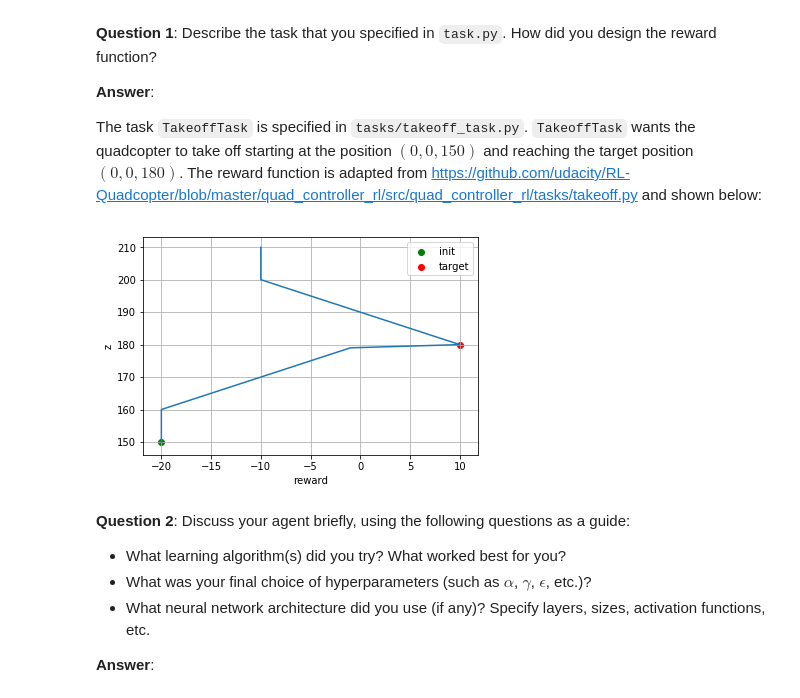
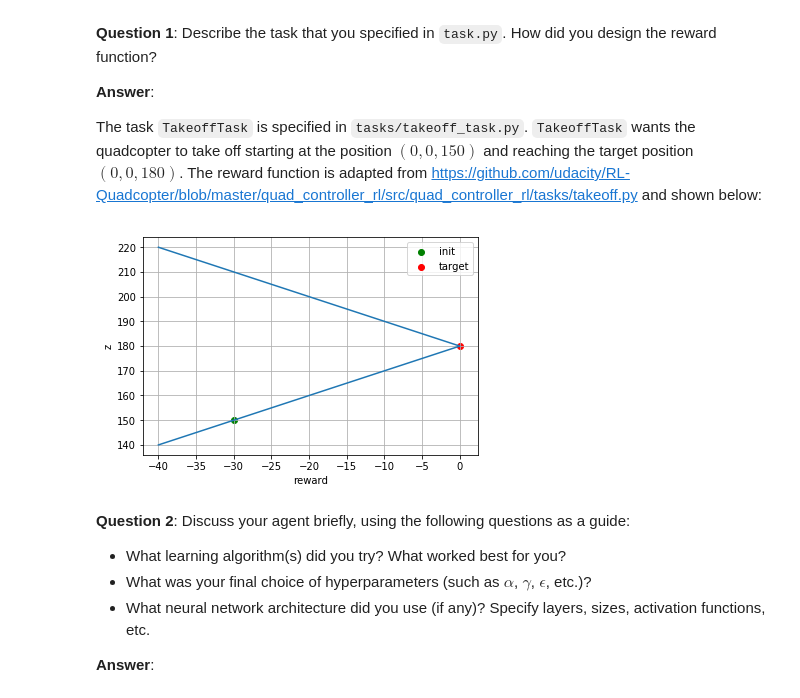
Before and after one commit to KnollFrank/RL-Quadcopter-2, a Jupyter notebook: Quadcopter_Project.ipynb, the cells around one changed output. Drawn from its saved outputs; the diff is of its cells as text; code cells hidden in the pictures.

Commit message:
simplifying reward function

```diff
--- a/Quadcopter_Project.ipynb
+++ b/Quadcopter_Project.ipynb
@@ -279,23 +284,19 @@ plot_total_rewards_per_episode(total_rewards_per_episode)
 The task `TakeoffTask` is specified in `tasks/takeoff_task.py`. `TakeoffTask` wants the quadcopter to take off starting at the position $(0, 0, 150)$ and reaching the target position $(0, 0, 180)$. The reward function is adapted from https://github.com/udacity/RL-Quadcopter/blob/master/quad_controller_rl/src/quad_controller_rl/tasks/takeoff.py and shown below:
 # %%
 def plot_reward_function(task):
-    def get_reward(actual_height):
-        return task.get_reward_done(actual_height, actual_time = 0)[0]
-
-    # FK-TODO: die reward-Funktion nicht mit Steigung 0 ausstatten, da der Algorithmus so nicht weiß, wie er sich verbessern kann, sondern exponentiell abfallen lassen.
-    reward_height = [(get_reward(actual_height), actual_height) for actual_height in np.arange(task.target_height - 30, task.target_height + 31)]
+    reward_height = [(task.get_reward(actual_height), actual_height) for actual_height in np.arange(task.target_height - 40, task.target_height + 41)]
     plt.plot(*zip(*reward_height))
     plt.xlabel('reward')
     plt.ylabel('z')
-    plt.scatter(get_reward(task.init_height), task.init_height, label="init", color="green")
-    plt.scatter(get_reward(task.target_height), task.target_height, label="target", color="red")
+    plt.scatter(task.get_reward(task.init_height), task.init_height, label="init", color="green")
+    plt.scatter(task.get_reward(task.target_height), task.target_height, label="target", color="red")
     plt.grid(True)
     plt.legend()
     plt.show()
 
 plot_reward_function(task)
 # %% [output]
-[figure, old version]
+[figure, new version]
 # %% [markdown]
 **Question 2**: Discuss your agent briefly, using the following questions as a guide:
 
```
Also changed, not shown: parts of 9 cells of this notebook, 1 other file.
